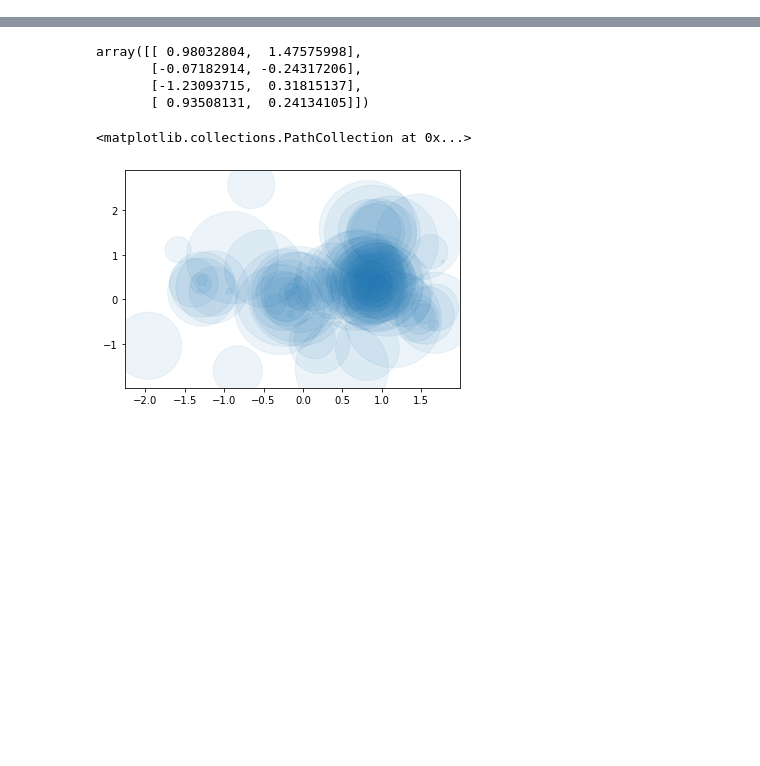
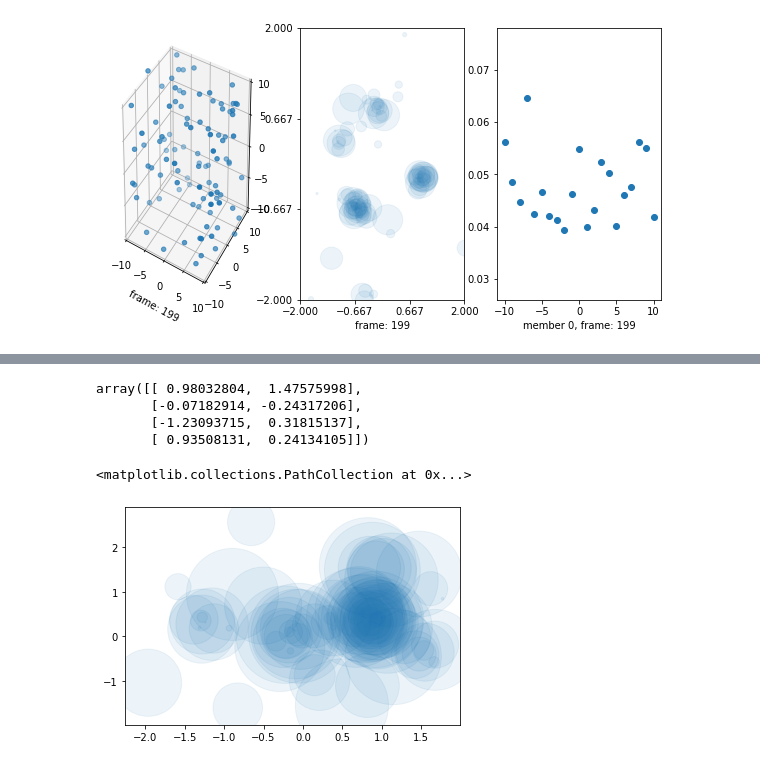
Before and after one commit to tcikezu/ideatransfer, a Jupyter notebook: simulate.ipynb, the cells around one changed output, grey strips where cells are left out. Drawn from its saved outputs; the diff is of its cells as text; code cells hidden in the pictures; blank space fills up the shorter version.

```diff
--- a/simulate.ipynb
+++ b/simulate.ipynb
@@ -87,7 +87,9 @@ def simulate(c=None, gamma = 0.005, T = 80,fn=date_time):
     #plt.show()
 # %%
 c = community(numberMembers=100,numberIdeas=3,domainSize=10)
-simulate(c,gamma=0.05,T=200,fn=str(10))
+simulate(c,gamma=0.05,T=200,fn=str(12))
+# %% [output]
+[figure, added]
 # %%
 plt.plot(c.ideaDistribution[0][0],'o')
 plt.show()
```
Also changed, not shown: parts of 3 cells of this notebook, 16 other files.
